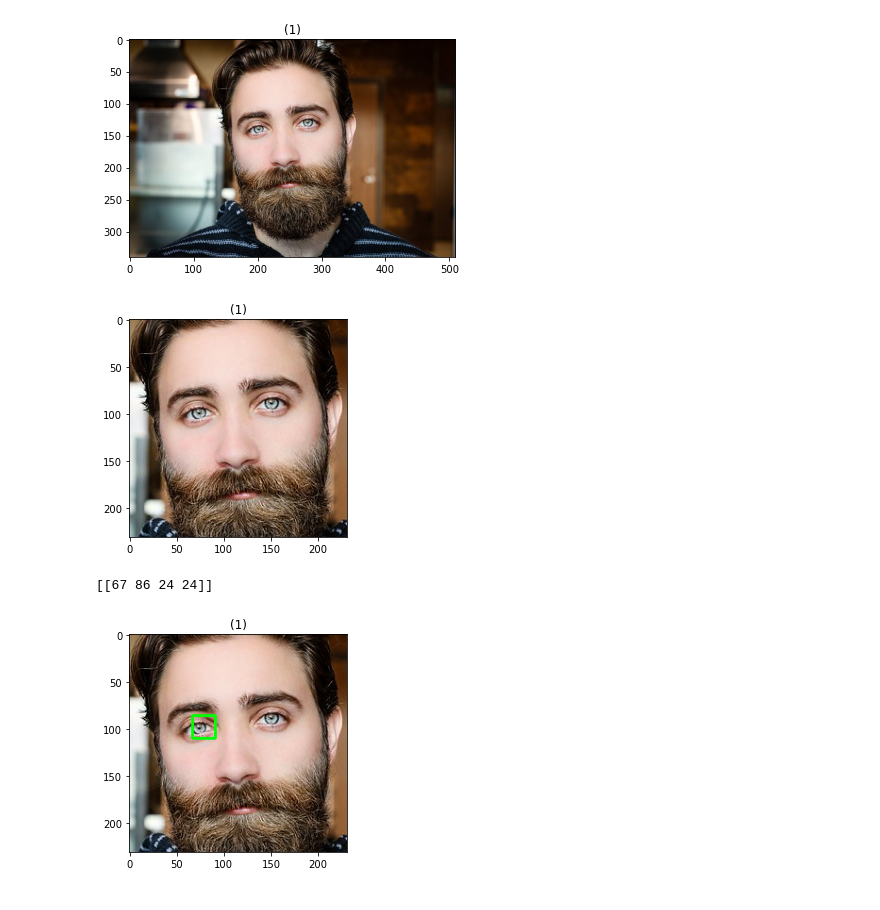
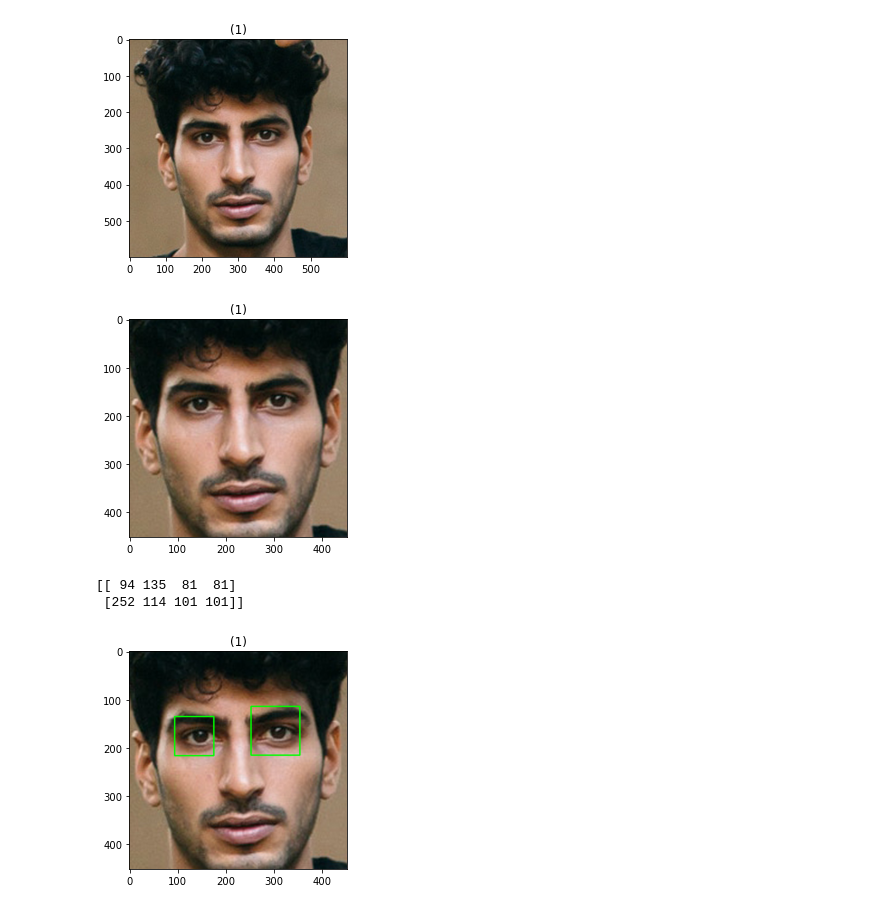
Before and after one commit to ammaryassereng/ImageProcessing_emotionDetection, a Jupyter notebook: project.ipynb, the cells around one changed output. Drawn from its saved outputs; the diff is of its cells as text; code cells hidden in the pictures.

Commit message:
FaceDetection&EyeDetection

```diff
--- a/project.ipynb
+++ b/project.ipynb
@@ -8,57 +8,46 @@ import cv2
 # %%
 faceCascade = cv2.CascadeClassifier(cv2.data.haarcascades + 'haarcascade_frontalface_default.xml')
 
 '''
     'haarcascade_frontalface_default.xml': This 'XML' file contains a pre-trained model that was created through extensive training
 
     Cascade classifiers are trained using several positive (with faces or objects) images and arbitrary negative (without faces or objects) images.
         OpenCV contains several pretrained cascading classifiers used in image processing to detect frontal views of faces and the upper body.
 
 '''
 
-faceimg = cv2.imread("images/10.jpg")
+faceimg = cv2.imread("images/Real/real_00015.jpg")
 
 colorB = np.copy(faceimg[:,:,0])
 colorR = np.copy(faceimg[:,:,2])
 faceimg[:,:,0] = colorR
 faceimg[:,:,2] = colorB
 show_images([faceimg])
 
-faces = faceCascade.detectMultiScale(faceimg,minNeighbors=5)
+faces = faceCascade.detectMultiScale(faceimg,minNeighbors=int(0.003*faceimg.shape[0]))
 
 Cropped_faces = []
 for face in faces:
     Cropped_faces.append(np.copy(faceimg[face[1]:face[1]+face[3],face[0]:face[0]+face[2],:]))
 
 show_images(Cropped_faces)
 # %% [output]
-[figure, old version]
+[figure, new version]
-[figure, old version]
+[figure, new version]
 # %%
 eyeImage = np.copy(Cropped_faces[0])
 eye_cascade = cv2.CascadeClassifier(cv2.data.haarcascades + 'haarcascade_eye.xml')
-left_eyes = eye_cascade.detectMultiScale(eyeImage[0:eyeImage.shape[0]//2,0:eyeImage.shape[1]//2,:],minNeighbors=int(0.015 * eyeImage.shape[0]))
+left_eyes = eye_cascade.detectMultiScale(eyeImage[0:eyeImage.shape[0]//2,0:eyeImage.shape[1],:],minNeighbors=int(0.0145* eyeImage.shape[0]),minSize=(eyeImage.shape[0]//8, eyeImage.shape[0]//8))
 print(left_eyes)
 
 
 for (x, y, w, h) in left_eyes:
     cv2.rectangle(eyeImage, (x, y), (x+w, y+h), (0, 255, 0), 2)
 show_images([eyeImage])
-
-# print(cv2.data.haarcascades)
-# left_eyes = eye_cascade.detectMultiScale(Cropped_faces[1],minNeighbors=5)
-# print(left_eyes)
-# left_eyes = eye_cascade.detectMultiScale(Cropped_faces[2],minNeighbors=5)
-# print(left_eyes)
-# left_eyes = eye_cascade.detectMultiScale(Cropped_faces[3],minNeighbors=5)
-# print(left_eyes)
-# left_eyes = eye_cascade.detectMultiScale(Cropped_faces[4],minNeighbors=5)
-# print(left_eyes)
-# left_eyes = eye_cascade.detectMultiScale(Cropped_faces[5],minNeighbors=5)
-# print(left_eyes)
 # %% [output]
-[[67 86 24 24]]
+[[ 94 135  81  81]
+ [252 114 101 101]]
-[figure, old version]
+[figure, new version]
 # %%
 face = np.copy(Cropped_faces[0])
 # face1 = np.copy(Cropped_faces[1])
```
Also changed, not shown: parts of 1 cell of this notebook, 36 other files.
